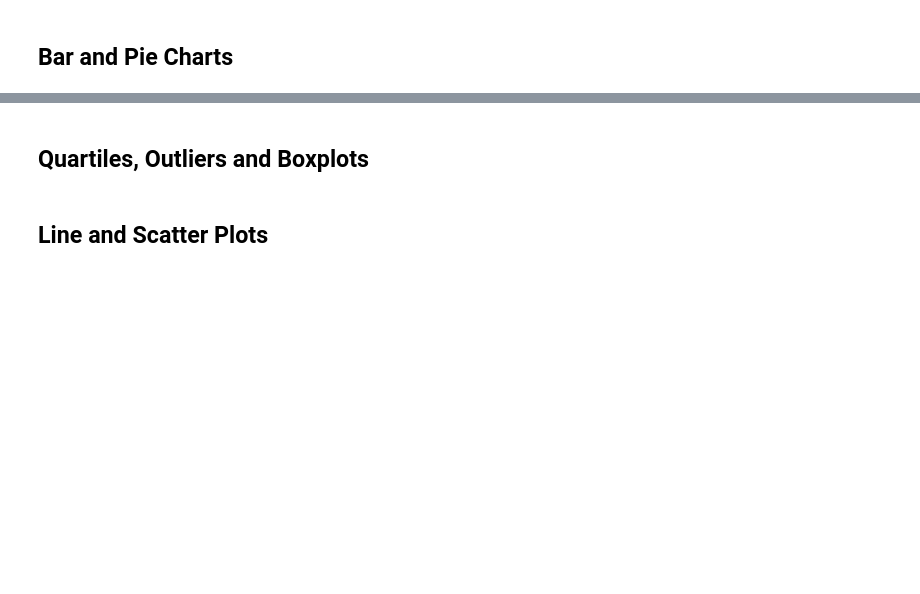
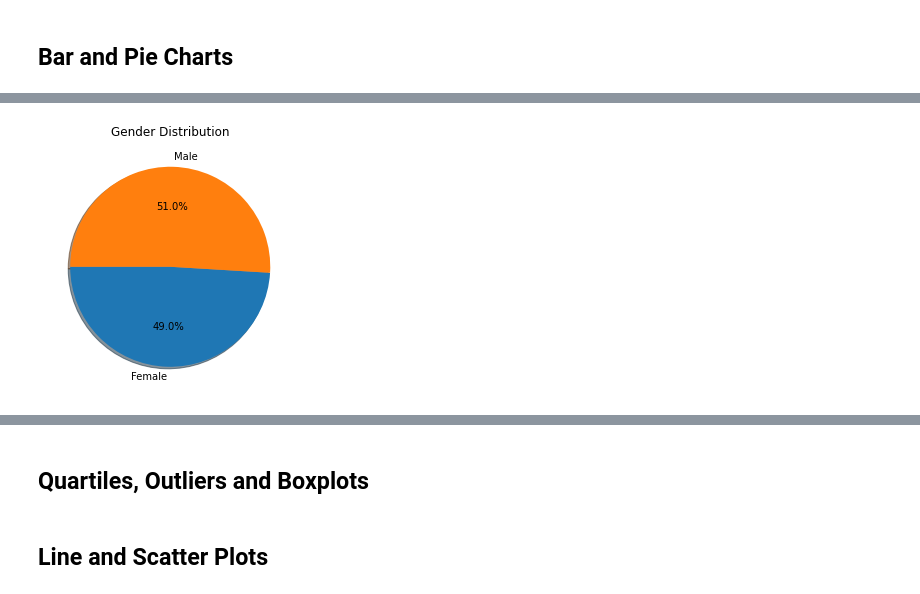
Before and after one commit to njneubauer/Matplotlib-Power-of-Plots, a Jupyter notebook: Pymaceuticals/pymaceuticals_starter.ipynb, the cells around one changed output, grey strips where cells are left out. Cells and saved outputs as stored; diff of their text form; code cells hidden in the pictures; blank space fills up the shorter version.

```diff
--- a/Pymaceuticals/pymaceuticals_starter.ipynb
+++ b/Pymaceuticals/pymaceuticals_starter.ipynb
@@ -156,4 +170,14 @@ plt.show()
 # %%
 # Generate a pie plot showing the distribution of female versus male mice using pandas
+gender_group = clean_df.groupby(["Sex"])
+gender_stats = gender_group["Sex"].count()
+
+# Generate pie from .plot()
+gender_stats.plot(kind="pie", figsize=(4.6,4.6), autopct="%1.1f%%", shadow=True, startangle=180)
+plt.title("Gender Distribution")
+plt.ylabel("")
+plt.show()
+# %% [output]
+[figure, added]
 # %%
 # Generate a pie plot showing the distribution of female versus male mice using pyplot
```
Also changed, not shown: parts of 6 cells of this notebook.
